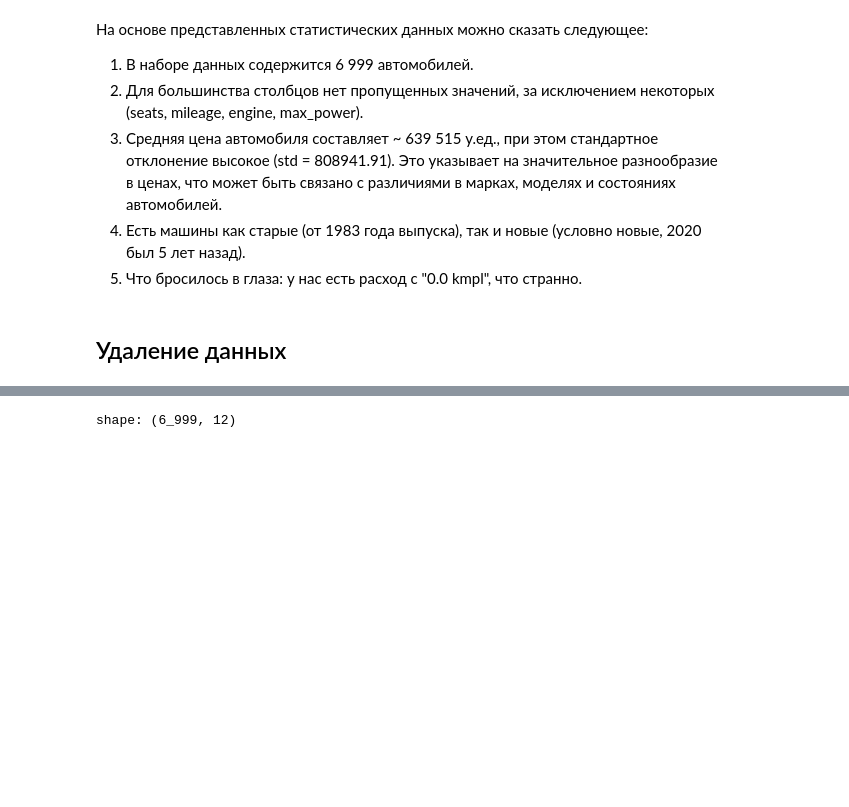
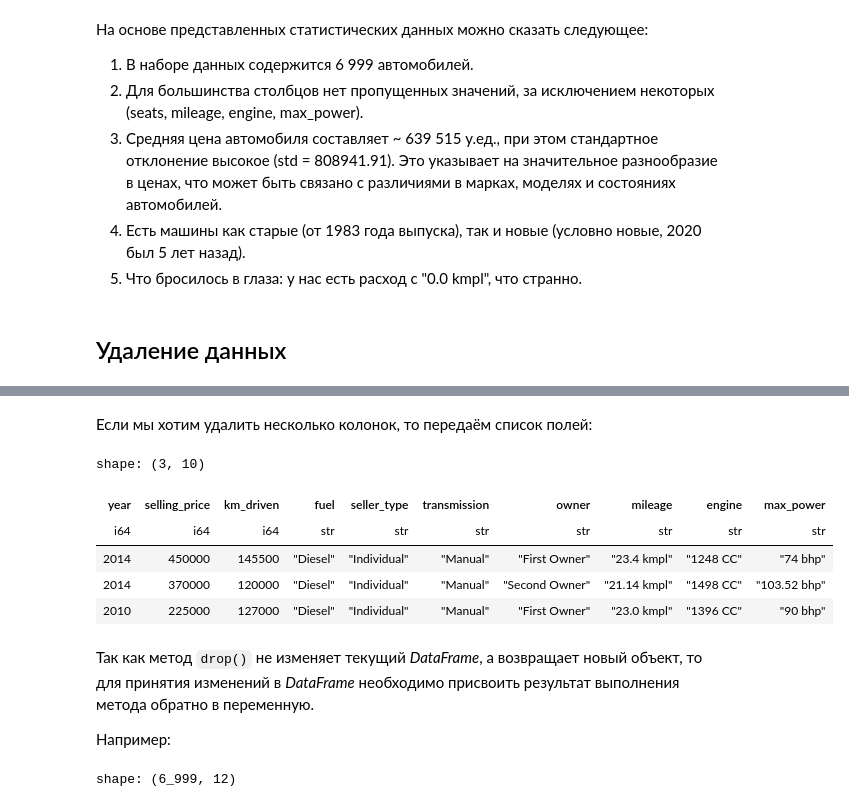
Before and after one commit to m-ardat/Library_Polars, a Jupyter notebook: DataCleaning.ipynb, the cells around one changed output, grey strips where cells are left out. Drawn from its saved outputs; the diff is of its cells as text; code cells hidden in the pictures; blank space fills up the shorter version.

```diff
--- a/DataCleaning.ipynb
+++ b/DataCleaning.ipynb
@@ -73,3 +82,18 @@ shape: (9, 14)
+# %% [markdown]
+Если мы хотим удалить несколько колонок, то передаём список полей:
+# %%
+df.drop(["torque","seats","name"]).head(3)
+# %% [output]
+shape: (3, 10)
+| year | selling_price | km_driven | fuel | seller_type | transmission | owner | mileage | engine | max_power |
+| i64 | i64 | i64 | str | str | str | str | str | str | str |
+| 2014 | 450000 | 145500 | "Diesel" | "Individual" | "Manual" | "First Owner" | "23.4 kmpl" | "1248 CC" | "74 bhp" |
+| 2014 | 370000 | 120000 | "Diesel" | "Individual" | "Manual" | "Second Owner" | "21.14 kmpl" | "1498 CC" | "103.52 bhp" |
+| 2010 | 225000 | 127000 | "Diesel" | "Individual" | "Manual" | "First Owner" | "23.0 kmpl" | "1396 CC" | "90 bhp" |
+# %% [markdown]
+Так как метод `drop()` не изменяет текущий *DataFrame*, а возвращает новый объект, то для принятия изменений в *DataFrame* необходимо присвоить результат выполнения метода обратно в переменную.
+
+Например:
 # %%
 df = df.drop("torque")
 
```
Also changed, not shown: parts of 51 cells of this notebook.
